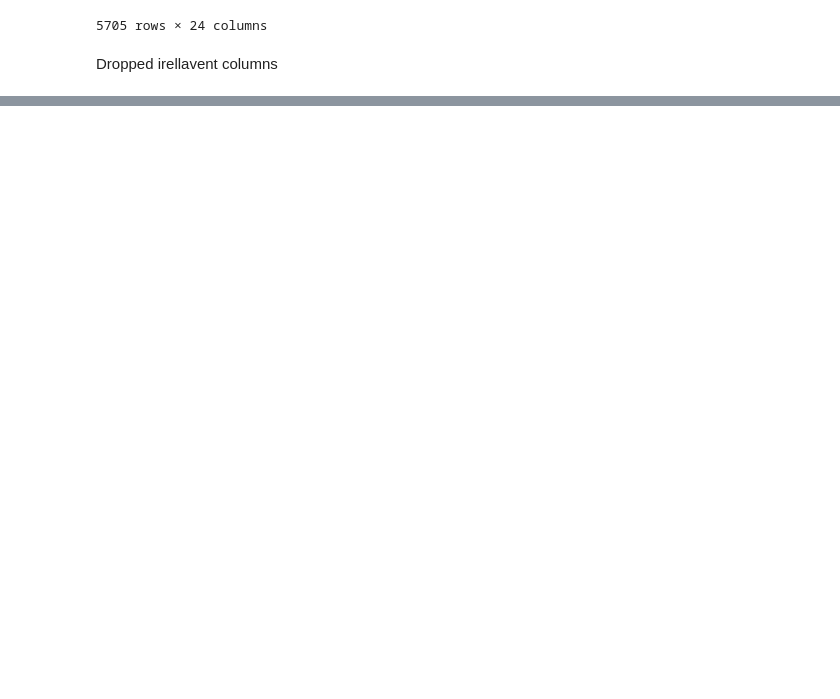
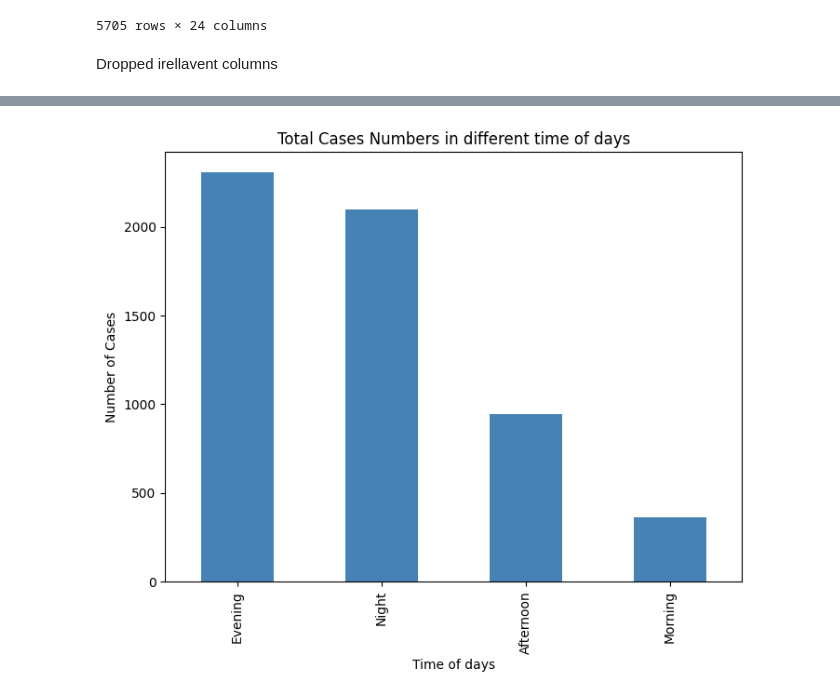
Before and after one commit to Jpeng23/MMAI5100_group6, a Jupyter notebook: project.ipynb, the cells around one changed output, grey strips where cells are left out. Saved outputs shown, nothing was run; the diff lists cells and outputs as text; code cells hidden in the pictures; blank space fills up the shorter version.

```diff
--- a/project.ipynb
+++ b/project.ipynb
@@ -521,0 +434,10 @@ plt.show()
+# %%
+timeofdays_all_time = df7['OCC_TIME_RANGE'].value_counts()
+plt.figure(figsize=(8, 6))
+timeofdays_all_time.plot(kind='bar',color='steelblue')
+plt.title('Total Cases Numbers in different time of days')
+plt.xlabel('Time of days')
+plt.ylabel('Number of Cases')
+plt.show()
+# %% [output]
+[figure, added]
```
Also changed, not shown: parts of 87 cells of this notebook.
